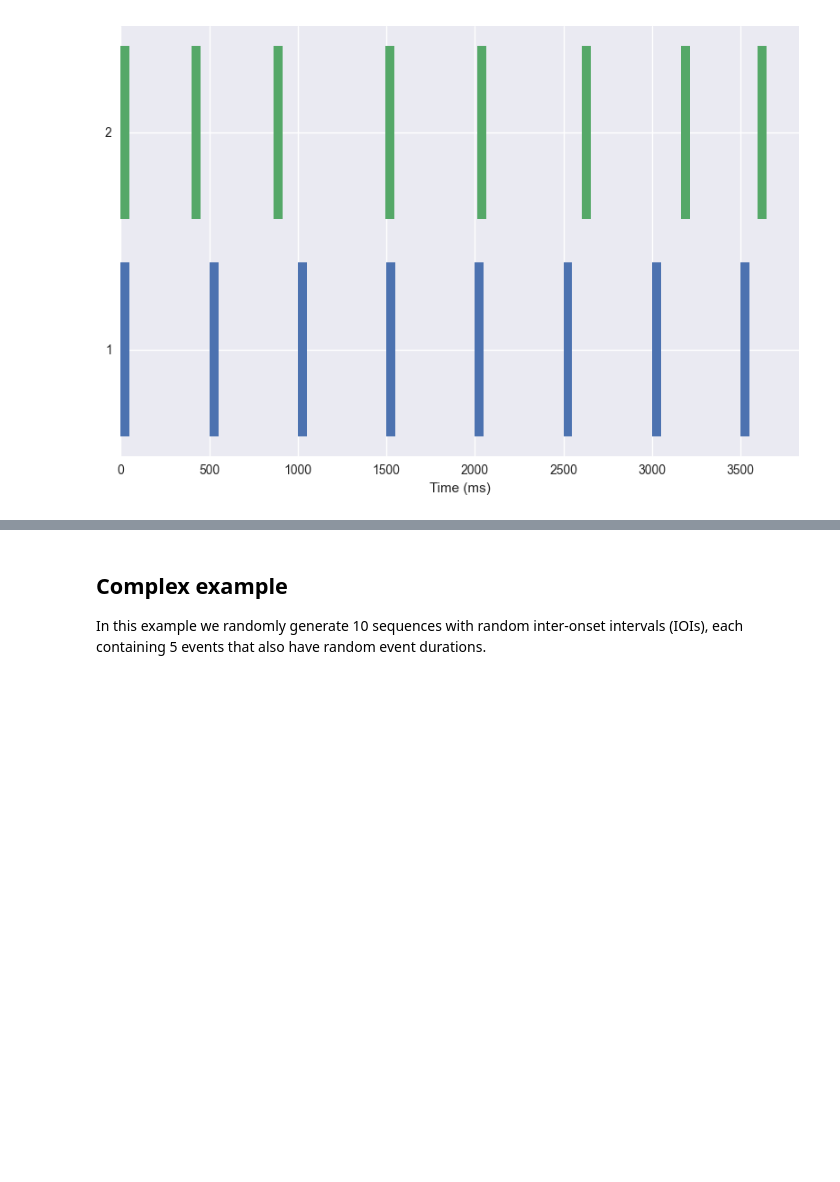
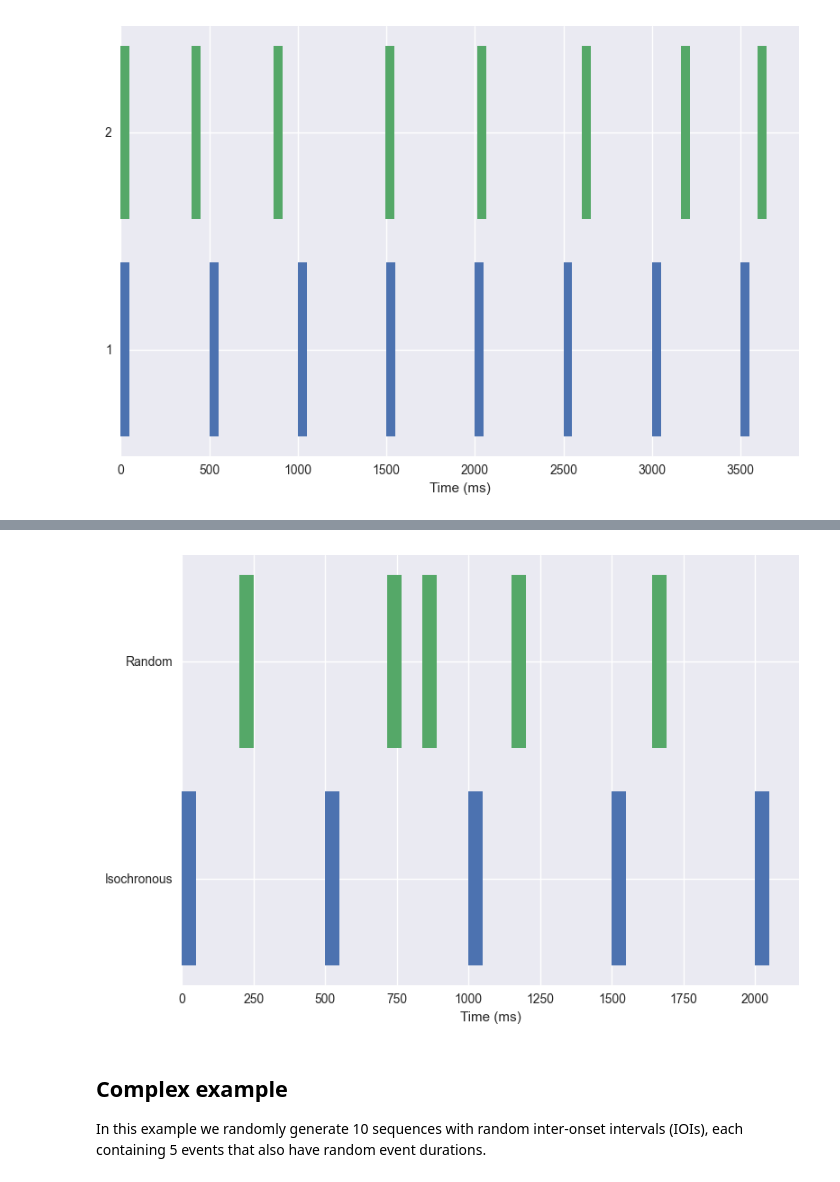
Before and after one commit to Jellevanderwerff/thebeat, a Jupyter notebook: docs/build/doctrees/nbsphinx/examples/snippets/plot_multiple_sequences.ipynb, the cells around one changed output, grey strips where cells are left out. Cells and saved outputs as stored; diff of their text form; code cells hidden in the pictures; blank space fills up the shorter version.

```diff
--- a/docs/build/doctrees/nbsphinx/examples/snippets/plot_multiple_sequences.ipynb
+++ b/docs/build/doctrees/nbsphinx/examples/snippets/plot_multiple_sequences.ipynb
@@ -32,2 +37,9 @@ plot_multiple_sequences(seqs);
+# %%
+seq_isoc_onsets = Sequence.generate_isochronous(n=5, ioi=500).onsets  # Note how we get the onsets
+seq_other_onsets = np.cumsum([200, 515, 123, 312, 489])
+
+plot_multiple_sequences([seq_isoc_onsets, seq_other_onsets], sequence_names=["Isochronous", "Random"]);
+# %% [output]
+[figure, added]
 # %% [markdown]
 ## Complex example
```
Also changed, not shown: parts of 2 cells of this notebook, 21 other files.
